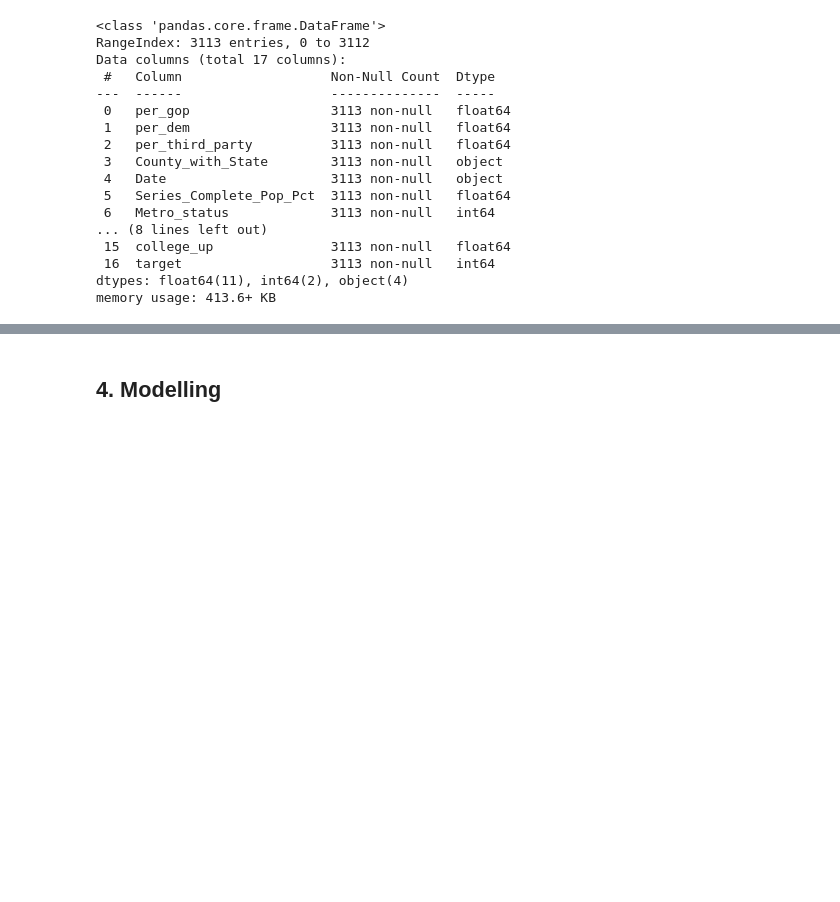
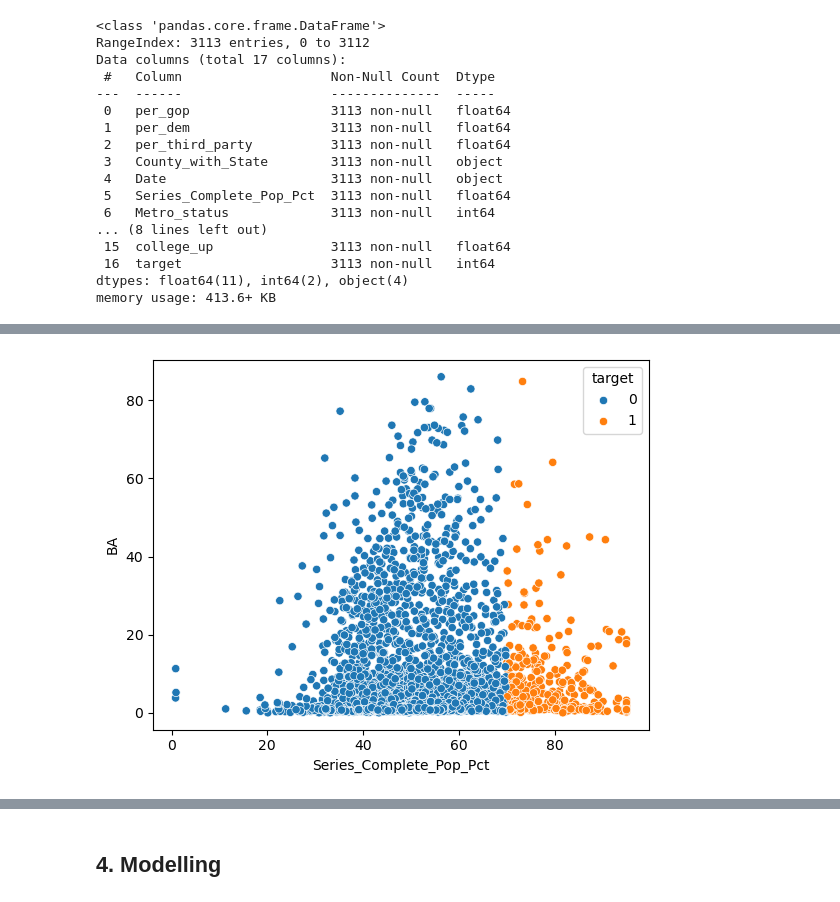
Before and after one commit to natehiatt/covid_vax_project, a Jupyter notebook: Final.ipynb, the cells around one changed output, grey strips where cells are left out. Drawn from its saved outputs; the diff is of its cells as text; code cells hidden in the pictures; blank space fills up the shorter version.

```diff
--- a/Final.ipynb
+++ b/Final.ipynb
@@ -1083,0 +1224,4 @@ df.to_csv('data/cleaned_data.csv', sep=',', index=False)
+# %%
+visual('BA')
+# %% [output]
+[figure, added]
```
Also changed, not shown: parts of 91 cells of this notebook, 9 other files.
